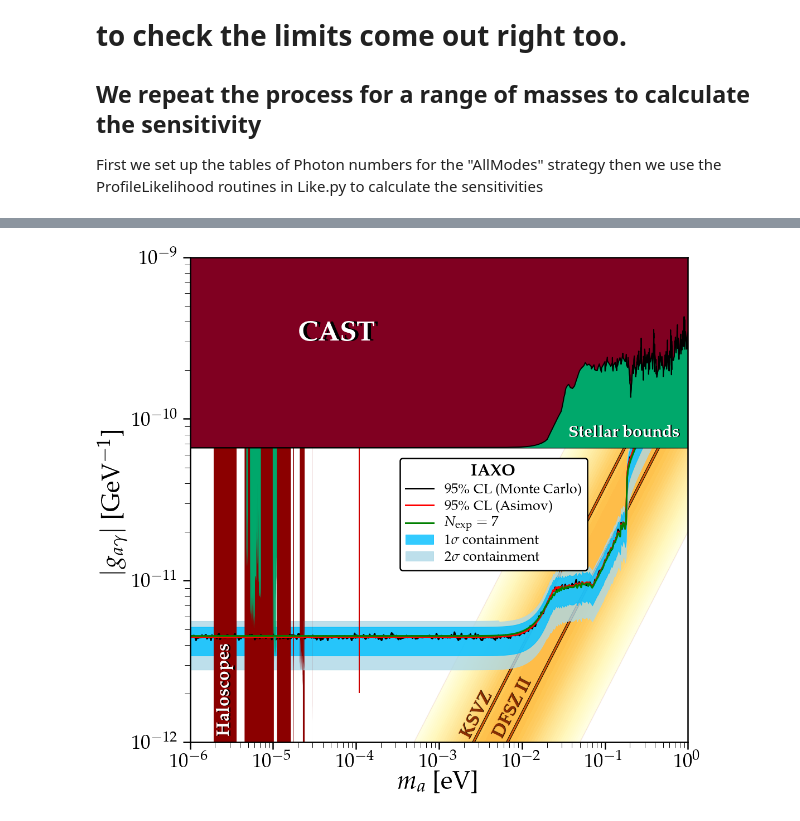
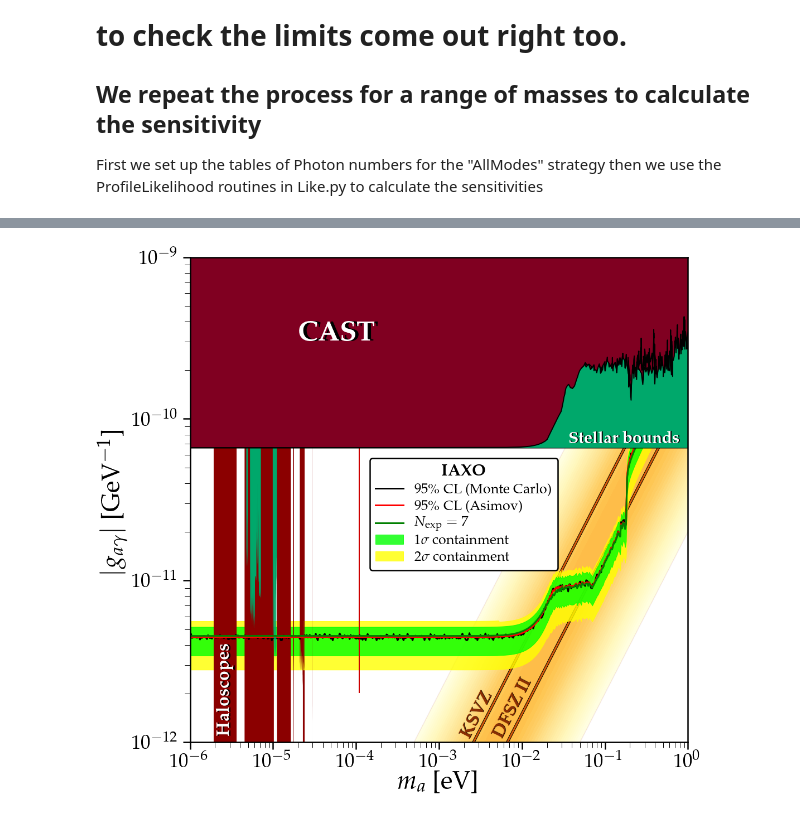
Before and after one commit to cajohare/solax, a Jupyter notebook: notebooks/Test_IAXO_SensitivityAsimov.ipynb, the cells around one changed output, grey strips where cells are left out. Drawn from its saved outputs; the diff is of its cells as text; code cells hidden in the pictures.

Commit message:
tweaking more things on the plots

```diff
--- a/notebooks/Test_IAXO_SensitivityAsimov.ipynb
+++ b/notebooks/Test_IAXO_SensitivityAsimov.ipynb
@@ -121,7 +121,7 @@ Ei,E_bins = EnergyBins(10e-3,20.0,nfine,nE_bins)
 
 # Just do Primakoff Signal for this figure:
 Flux10 = AxionFlux_Primakoff_PlasmonCorrection(1e-10,Ei)
-Signal_10,R0 = BinnedPhotonNumberTable_AllModes(m_vals,Ei,E_bins,Flux10,Exposure_total=6.0,res_on=False)
+Signal_10,R0 = BinnedPhotonNumberTable_AllModes(m_vals,Ei,E_bins,Flux10,Exposure_total=6.0,res_on=True)
 
 # Background
 Background = BinnedBackgroundEvents(Ei,E_bins,background_level=1e-8)
@@ -154,22 +161,22 @@ DL_MC = ProfileLikelihood_Sensitivity_MonteCarlo(m_DL_vals,m_vals,Signal_10,Back
 # %%
 fig,ax = AxionPlotSetup()
 
 # Plot lines
 plt.plot(m_DL_vals,DL_MC,'k-',lw=3,zorder=0.1,label=r'95\% CL (Monte Carlo)')
 plt.plot(m_DL_vals,DL[0,:],'r-',lw=3,zorder=0.1,label=r'95\% CL (Asimov)')
-plt.fill_between(m_DL_vals,DL[1,:],y2=DL[2,:],color='deepskyblue',zorder=0.02,label='$1\sigma$ containment',alpha=0.8)
-plt.fill_between(m_DL_vals,DL[3,:],y2=DL[4,:],color='lightblue',zorder=0.01,label='$2\sigma$ containment',alpha=0.8)
+plt.fill_between(m_DL_vals,DL[1,:],y2=DL[2,:],color='lime',zorder=0.02,label='$1\sigma$ containment',alpha=0.8)
+plt.fill_between(m_DL_vals,DL[3,:],y2=DL[4,:],color='yellow',zorder=0.01,label='$2\sigma$ containment',alpha=0.8)
 
 # Plot a N_events = 7 line which seems to be another good approximation:
 IAXO_approx = ConstantObsNumberLine(7,m_DL_vals,m_vals,Signal_10) # Primakoff
 plt.plot(m_DL_vals,IAXO_approx,'g-',lw=3,label=r'$N_{\rm exp} = 7$',zorder=0.11)
 
 
 # Final tweaking of legend
-leg = plt.legend(fontsize=25,frameon=True,title=r'{\bf IAXO}',loc='center',framealpha=1,edgecolor='k',labelspacing=0.2,bbox_to_anchor=(0.61,0.47))
+leg = plt.legend(fontsize=25,frameon=True,title=r'{\bf IAXO}',loc='center',framealpha=1,edgecolor='k',labelspacing=0.2,bbox_to_anchor=(0.55,0.47))
 plt.setp(leg.get_title(),fontsize=30)
 leg.get_frame().set_linewidth(2.5)
 
 MySaveFig(fig,'IAXO_Sensitivity_Asimov')
 # %% [output]
-[figure, old version]
+[figure, new version]
```
Also changed, not shown: parts of 2 cells of this notebook, 18 other files.
